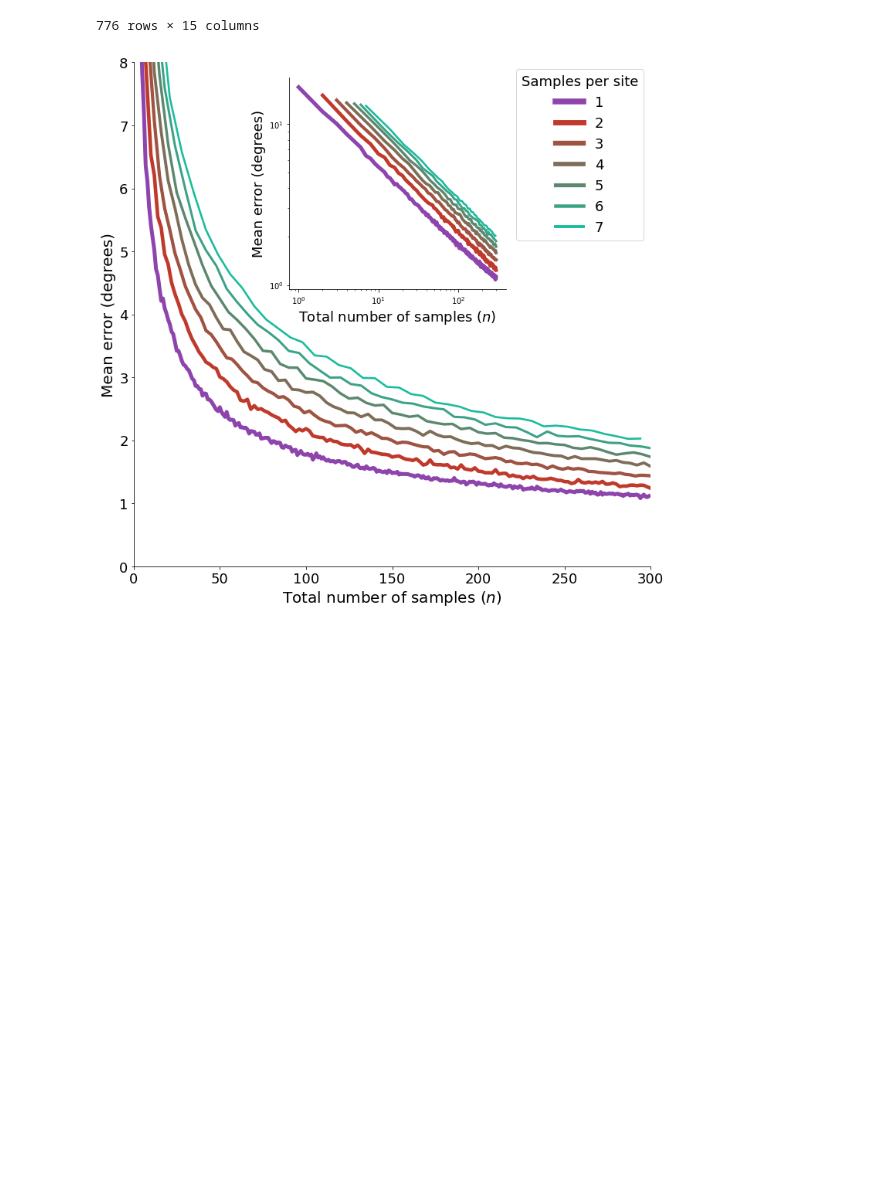
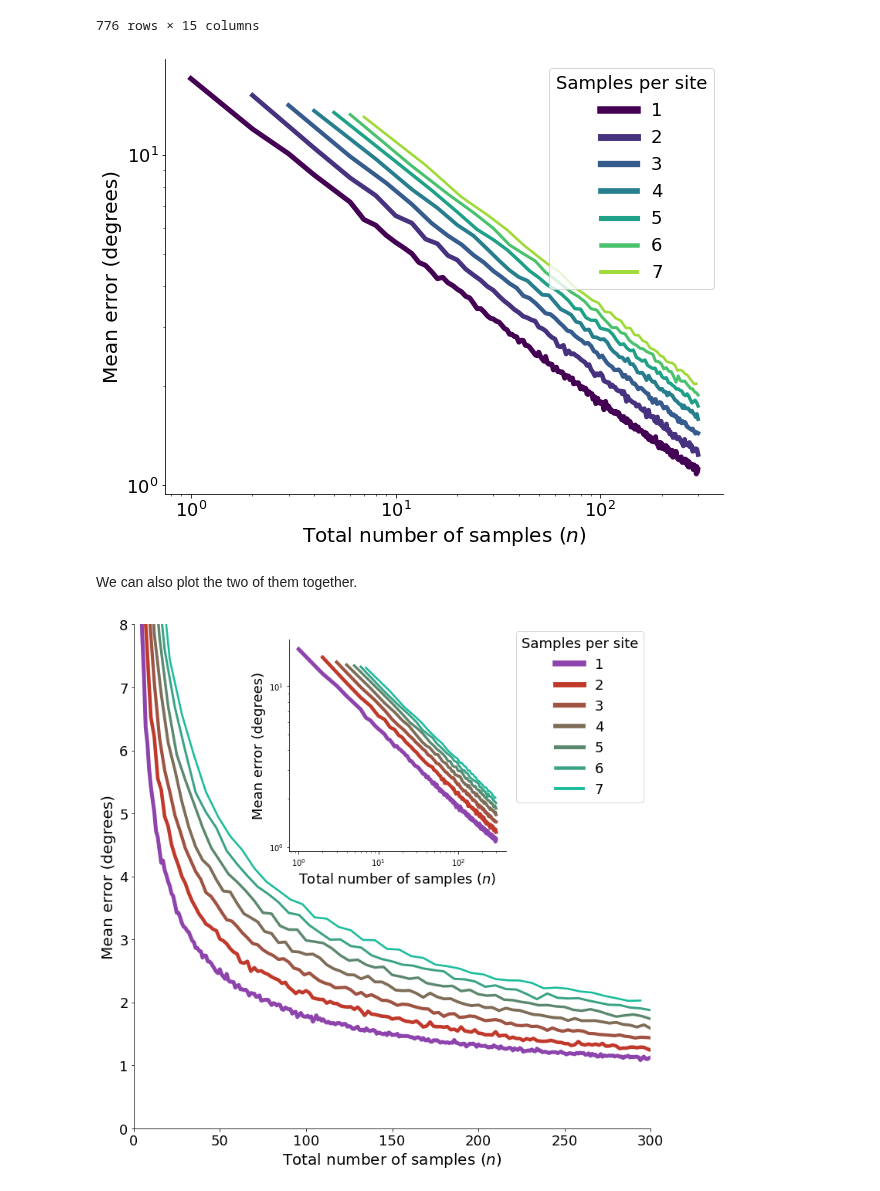
Before and after one commit to PolarWandering/PaleoSampling, a Jupyter notebook: figures/figure2/Figure2.ipynb, the cells around one changed output. Cells and saved outputs as stored; diff of their text form; code cells hidden in the pictures; blank space fills up the shorter version.

Commit message:
separate figure into different panels

```diff
--- a/figures/figure2/Figure2.ipynb
+++ b/figures/figure2/Figure2.ipynb
@@ -22,6 +22,44 @@ df
 | 774 | 0 | 2.439152 | 2.335832 | 4.737667 | 1.272095 | 124 | 31 | ... |
 | 775 | 0 | 2.254948 | 2.116428 | 4.386461 | 1.162689 | 180 | 36 | ... |
 776 rows × 15 columns
+# %%
+fig, ax = plt.subplots(figsize=(10,8))
+
+log_scale = True
+
+import matplotlib
+palette = {x : matplotlib.cm.get_cmap('viridis')((x-1)/7) for x in np.arange(1,8)}
+
+sizes = {i:5 - 0.4*(i-1) for i in range(1,8)}
+
+sns.lineplot(ax=ax, data=df, x='n_tot', y='error_angle_mean', hue='k', size='k', palette=palette, sizes=sizes)
+# plt.xscale("log")
+
+plt.xlabel("Total number of samples ($n$)", fontsize=20)
+plt.ylabel("Mean error (degrees)", fontsize=20)
+plt.yticks(fontsize=18)
+
+leg = plt.legend(title="Samples per site", loc="upper right", fontsize=18, title_fontsize=18)
+for i in range(7):
+    leg.get_lines()[i].set_linewidth(1.5*sizes[i+1])
+ax.spines[['right', 'top']].set_visible(False)
+
+if log_scale:
+    plt.xscale("log")
+    plt.yscale("log")
+    plt.xticks(fontsize=18)
+    plt.savefig("Figure2b_log.pdf", format="pdf", bbox_inches='tight')
+    plt.savefig("Figure2b_log.png", format="png", bbox_inches='tight')
+else:
+    plt.xticks([0, 50, 100, 150, 200, 250, 300], fontsize=18)
+    plt.xlim(0, 300)
+    plt.ylim(0, 8)
+    plt.savefig("Figure2a.pdf", format="pdf", bbox_inches='tight')
+    plt.savefig("Figure2a.png", format="png", bbox_inches='tight')
+# %% [output]
+[figure, added]
+# %% [markdown]
+We can also plot the two of them together.
 # %%
 fig, ax = plt.subplots(figsize=(12,12))
 
```
